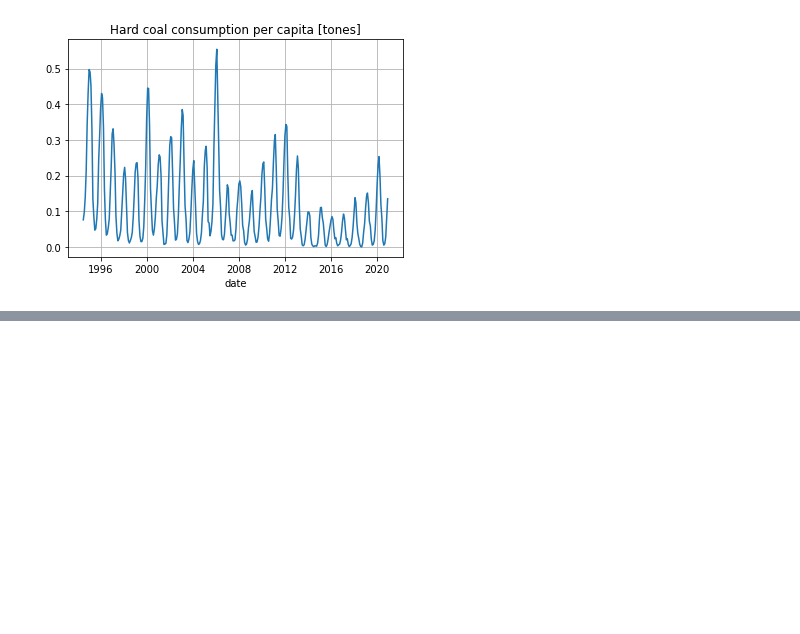
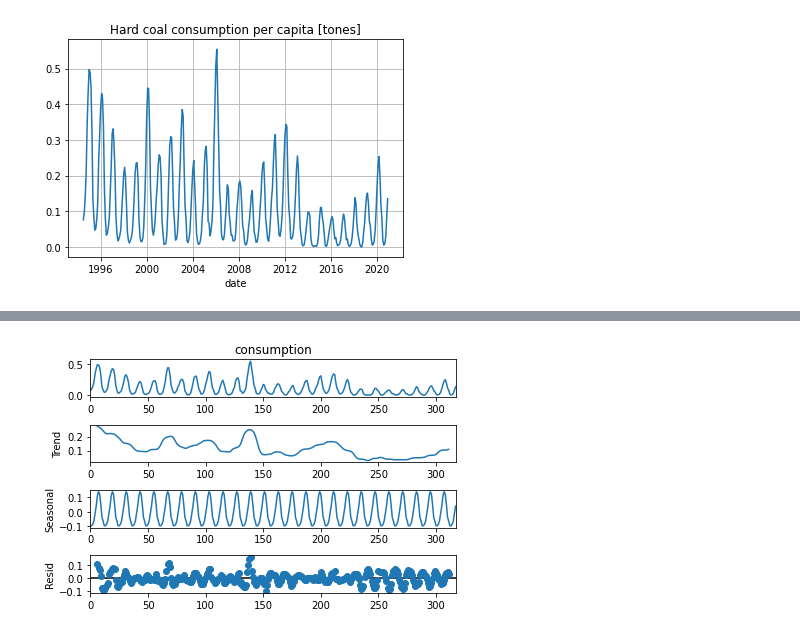
Before and after one commit to jcierocki/INGModellingContest, a Jupyter notebook: notebooks/task1.ipynb, the cells around one changed output, grey strips where cells are left out. Saved outputs shown, nothing was run; the diff lists cells and outputs as text; code cells hidden in the pictures; blank space fills up the shorter version.

```diff
--- a/notebooks/task1.ipynb
+++ b/notebooks/task1.ipynb
@@ -28,0 +70,6 @@ df.plot(x = "date", legend = False, title = "Hard coal consumption per capita [t
+# %%
+season_decomp_add = seasonal_decompose(df.consumption, model="additive", period=12)
+season_decomp_add.plot()
+print()
+# %% [output]
+[figure, added]
```
Also changed, not shown: parts of 13 cells of this notebook.
